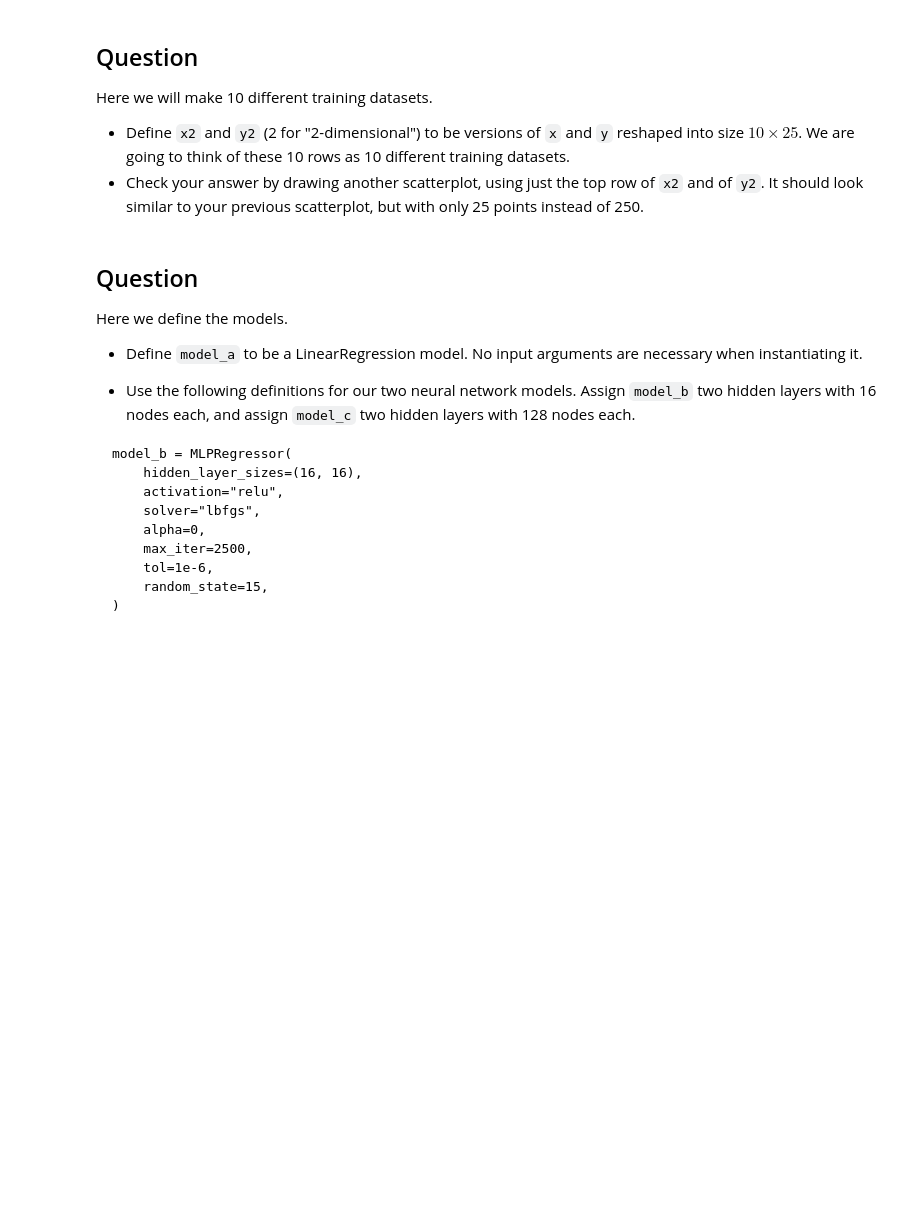
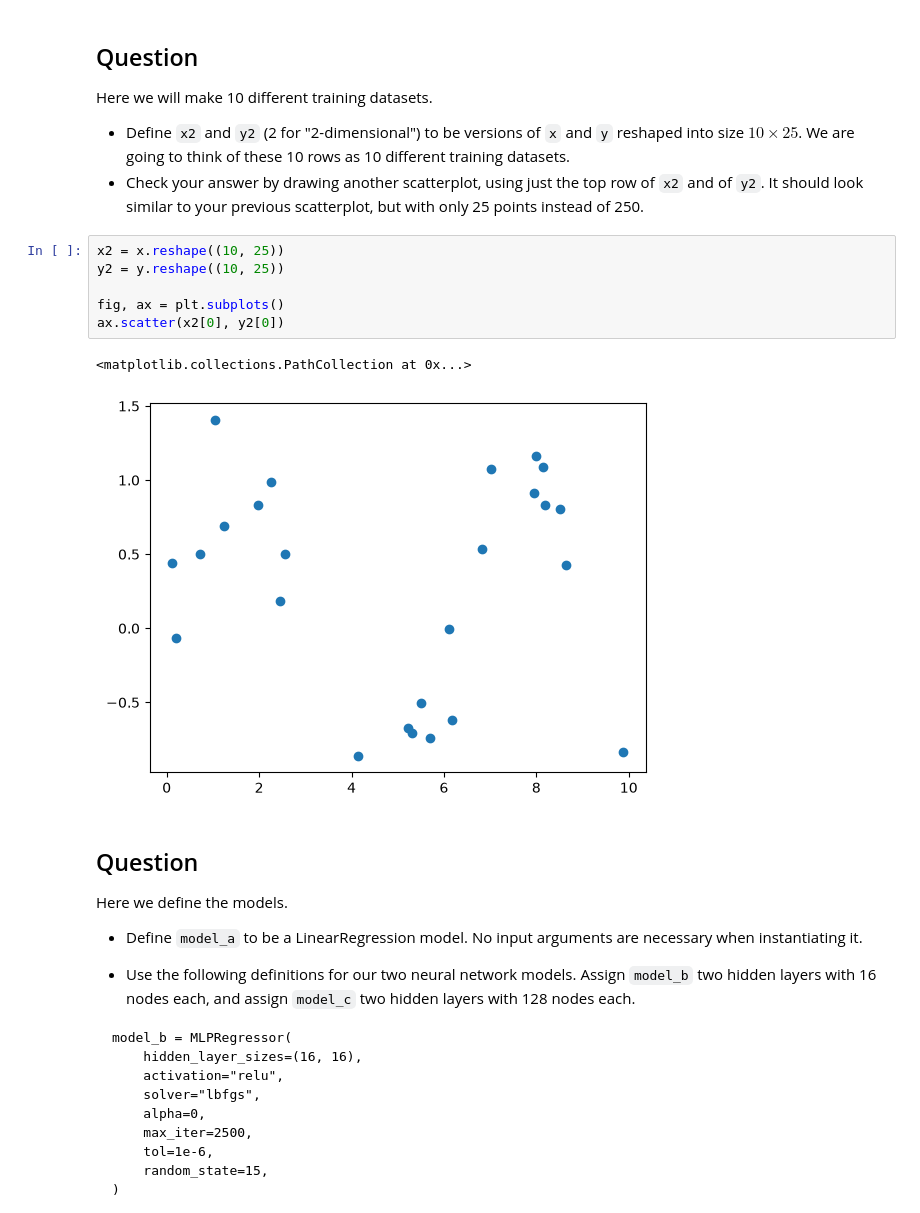
Before and after one commit to yeungme-ops/Homework6, a Jupyter notebook: Homework6.ipynb, the cells around one changed output. Cells and saved outputs as stored; diff of their text form; blank space fills up the shorter version.

```diff
--- a/Homework6.ipynb
+++ b/Homework6.ipynb
@@ -24,6 +41,15 @@ Here we will make 10 different training datasets.
 
 * Define `x2` and `y2` (2 for "2-dimensional") to be versions of `x` and `y` reshaped into size $10 \times 25$.  We are going to think of these 10 rows as 10 different training datasets.
 * Check your answer by drawing another scatterplot, using just the top row of `x2` and of `y2`.  It should look similar to your previous scatterplot, but with only 25 points instead of 250.
+# %%
+x2 = x.reshape((10, 25))
+y2 = y.reshape((10, 25))
+
+fig, ax = plt.subplots()
+ax.scatter(x2[0], y2[0])
+# %% [output]
+<matplotlib.collections.PathCollection at 0x...>
+[figure, added]
 # %% [markdown]
 ## Question
 
```
Also changed, not shown: parts of 11 cells of this notebook.
